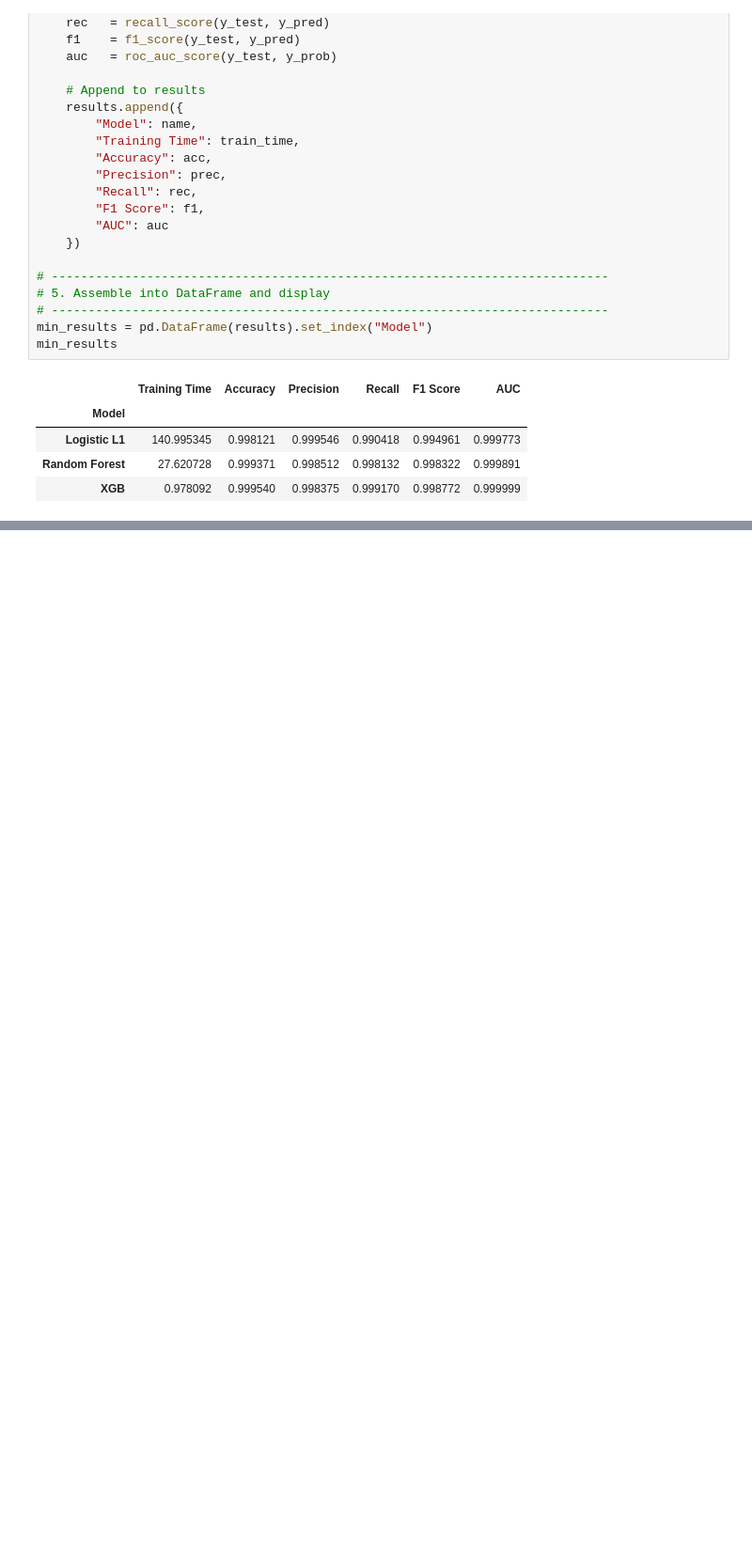
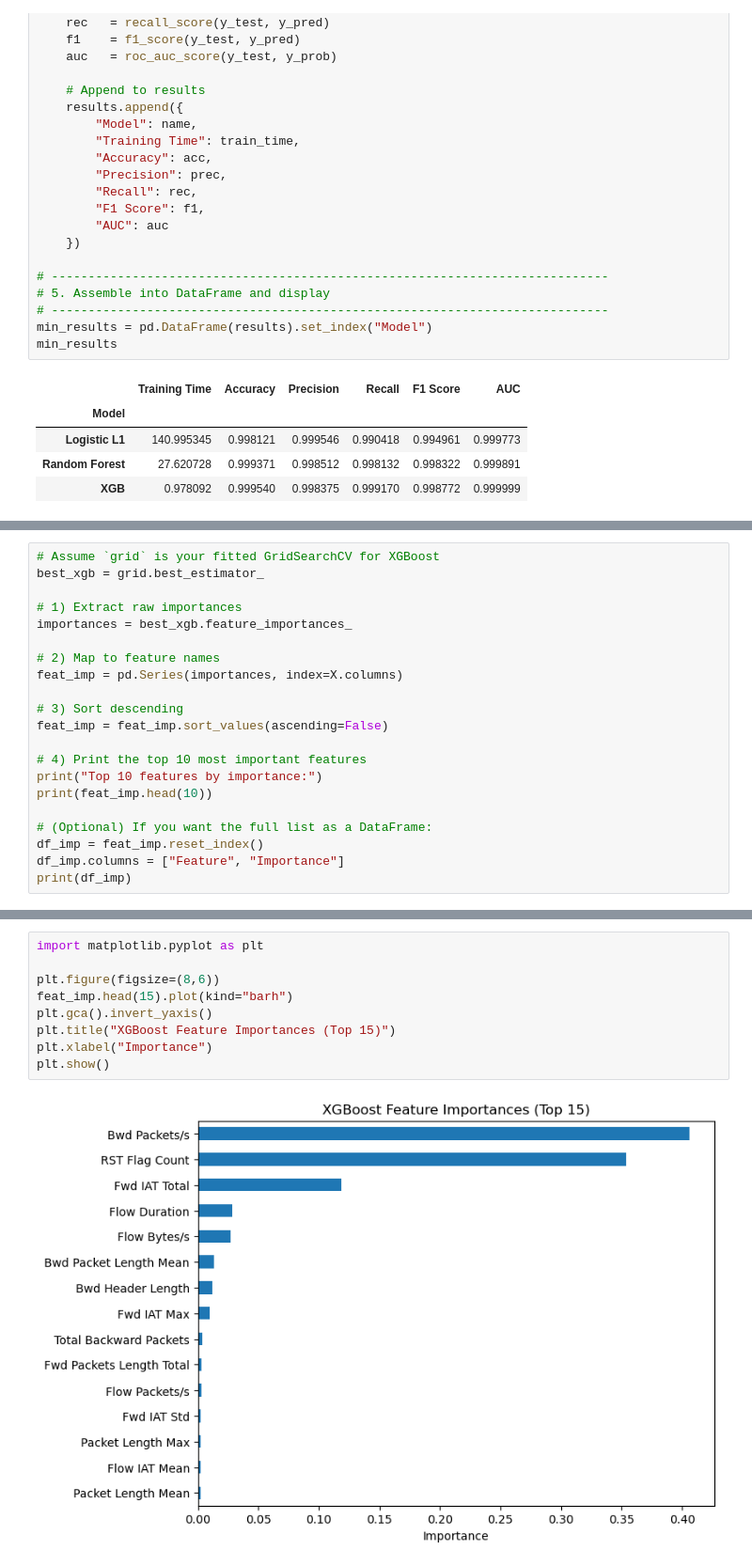
Before and after one commit to dataglancer/dataglancer.github.io, a Jupyter notebook: anomaly-detection/notebooks/anomaly_botnet.ipynb, the cells around one changed output, grey strips where cells are left out. Shown: that part at 94% size. Drawn from its saved outputs; the diff is of its cells as text; blank space fills up the shorter version.

```diff
--- a/anomaly-detection/notebooks/anomaly_botnet.ipynb
+++ b/anomaly-detection/notebooks/anomaly_botnet.ipynb
@@ -586,0 +662,21 @@ min_results
+# %%
+# Assume `grid` is your fitted GridSearchCV for XGBoost
+best_xgb = grid.best_estimator_
+
+# 1) Extract raw importances
+importances = best_xgb.feature_importances_
+
+# 2) Map to feature names
+feat_imp = pd.Series(importances, index=X.columns)
+
+# 3) Sort descending
+feat_imp = feat_imp.sort_values(ascending=False)
+
+# 4) Print the top 10 most important features
+print("Top 10 features by importance:")
+print(feat_imp.head(10))
+
+# (Optional) If you want the full list as a DataFrame:
+df_imp = feat_imp.reset_index()
+df_imp.columns = ["Feature", "Importance"]
+print(df_imp)
@@ -586,0 +701,11 @@ min_results
+# %%
+import matplotlib.pyplot as plt
+
+plt.figure(figsize=(8,6))
+feat_imp.head(15).plot(kind="barh")
+plt.gca().invert_yaxis()
+plt.title("XGBoost Feature Importances (Top 15)")
+plt.xlabel("Importance")
+plt.show()
+# %% [output]
+[figure, added]
```
Also changed, not shown: parts of 2 cells of this notebook, 6 other files.
